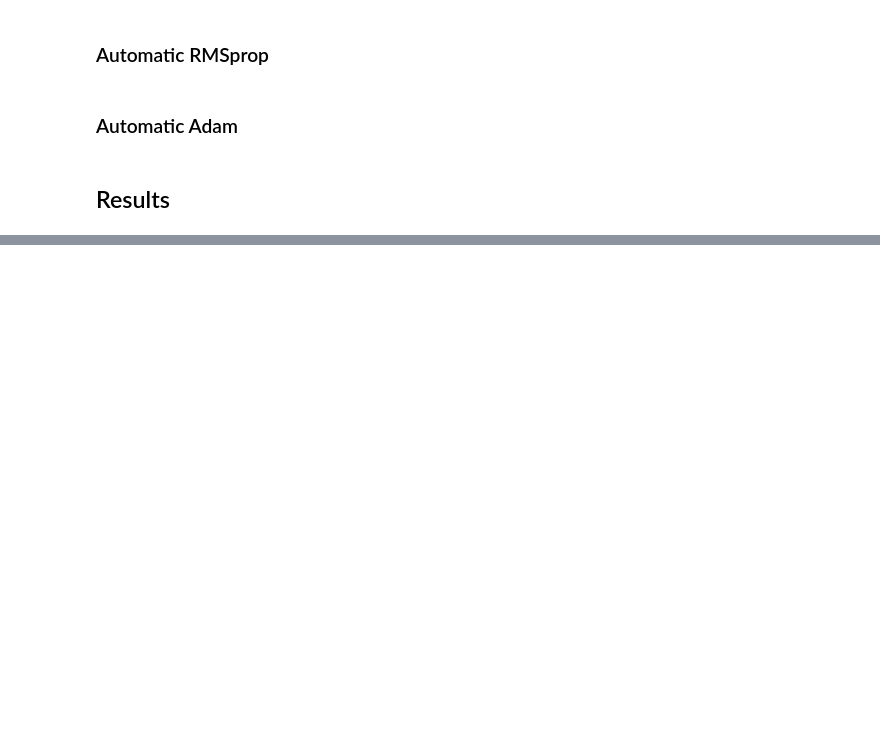
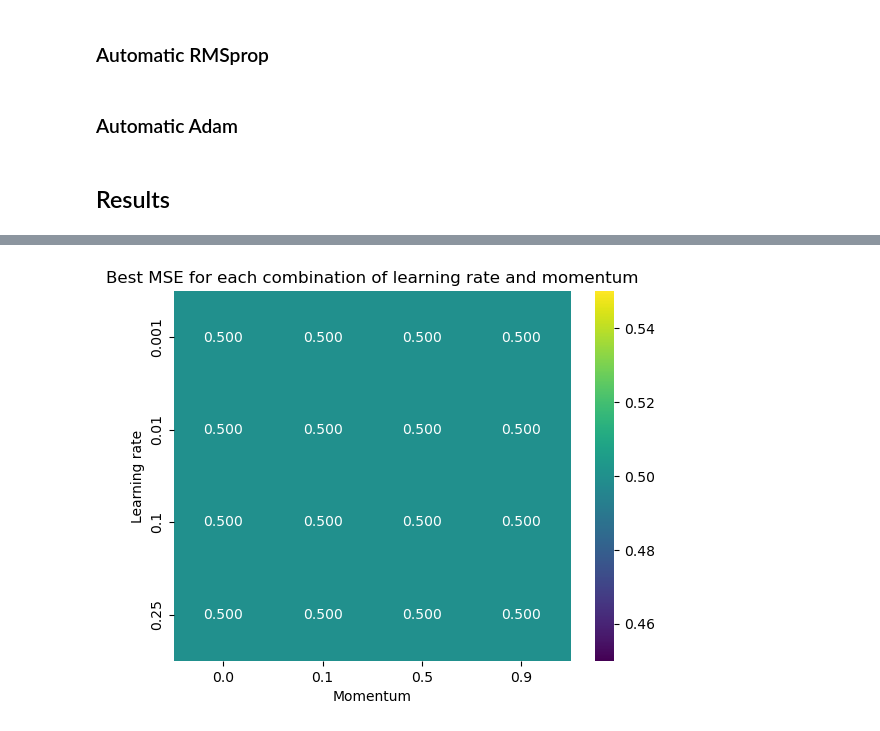
Before and after one commit to bragewiseth/MachineLearningProjects, a Jupyter notebook: weekley_exsercises/week42/solutionweek41-42.ipynb, the cells around one changed output, grey strips where cells are left out. Drawn from its saved outputs; the diff is of its cells as text; code cells hidden in the pictures; blank space fills up the shorter version.

```diff
--- a/weekley_exsercises/week42/solutionweek41-42.ipynb
+++ b/weekley_exsercises/week42/solutionweek41-42.ipynb
@@ -349,0 +405,32 @@ NameError: name 'learning_rate' is not defined
+# %%
+from matplotlib.lines import Line2D
+import seaborn as sns
+
+fake_scores = np.zeros((len(etas), len(gammas),epochs))
+fake_scores[:,:,:] = 0.5
+fake_best = np.mean(fake_scores, axis=2)
+
+ax = sns.heatmap(fake_best, annot=True, fmt=".3f", cmap="viridis")
+ax.set_title("Best MSE for each combination of learning rate and momentum")
+ax.set_xlabel("Momentum")
+ax.set_xticklabels(gammas)
+ax.set_ylabel("Learning rate")
+ax.set_yticklabels(etas)
+plt.show()
+
+# colours = ["m","k","b","r"]
+# plots,ax = plt.subplots(int(len(etas)//2+len(etas)%2),2,constrained_layout=True)
+# plots.suptitle("MSE over iterations")
+# lines =[]
+# for i in range(len(gammas)):
+#     lines.append(Line2D([0],[0], color = colours[i],lw=1))
+
+# for i in range(len(etas)):
+#     for j in range(len(gammas)):
+#         ite = np.min(epochs)
+#         ax[int(i//2),i%2].set_title("learning rate: "+ str(etas[i])+"    ")
+#         ax[int(i//2),i%2].plot(np.linspace(0,epochs,100),scoresSdg,color=colours[j])
+# plots.legend(lines,gammas)
+# plt.show()
+# %% [output]
+[figure, added]
```
Also changed, not shown: parts of 11 cells of this notebook.
